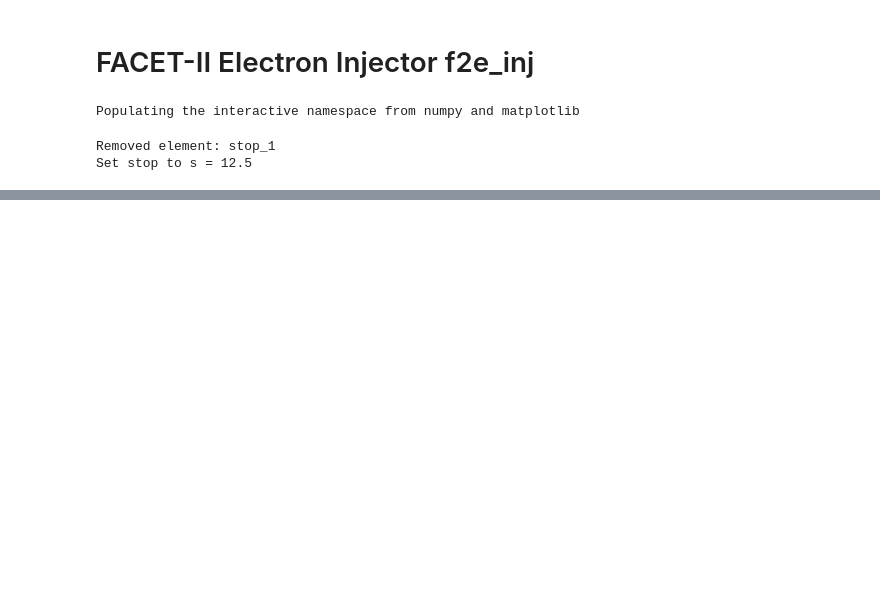
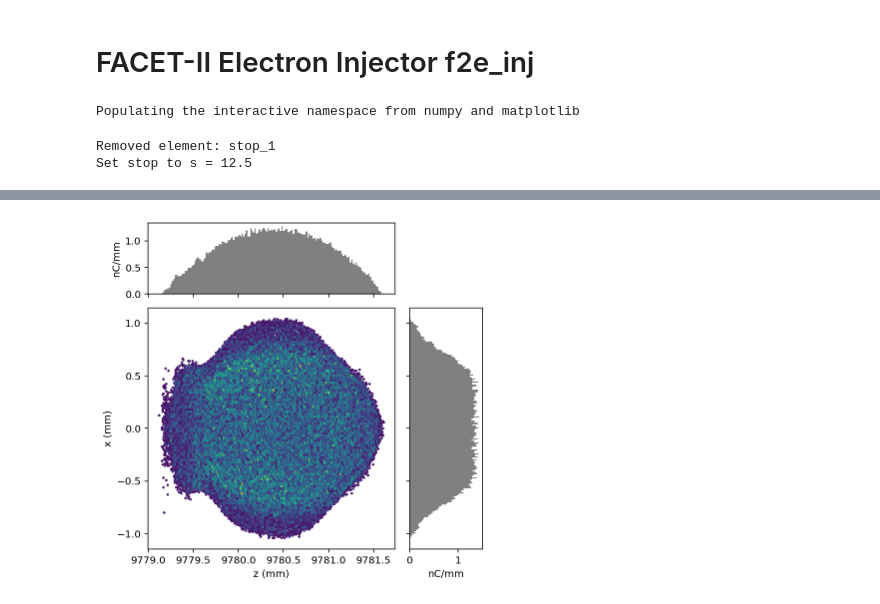
Before and after one commit to slaclab/facet2-lattice, a Jupyter notebook: impact/models/f2e_inj/f2e_inj.ipynb, the cells around one changed output, grey strips where cells are left out. Saved outputs shown, nothing was run; the diff lists cells and outputs as text; code cells hidden in the pictures; blank space fills up the shorter version.

```diff
--- a/impact/models/f2e_inj/f2e_inj.ipynb
+++ b/impact/models/f2e_inj/f2e_inj.ipynb
@@ -106,0 +120,4 @@ I.particles['PR10471'].plot('z', 'pz', figsize=(6,6))
+# %%
+I.particles['PR10471'].plot('z', 'x', figsize=(6,6))
+# %% [output]
+[figure, added]
```
Also changed, not shown: parts of 9 cells of this notebook, 1 other file.
